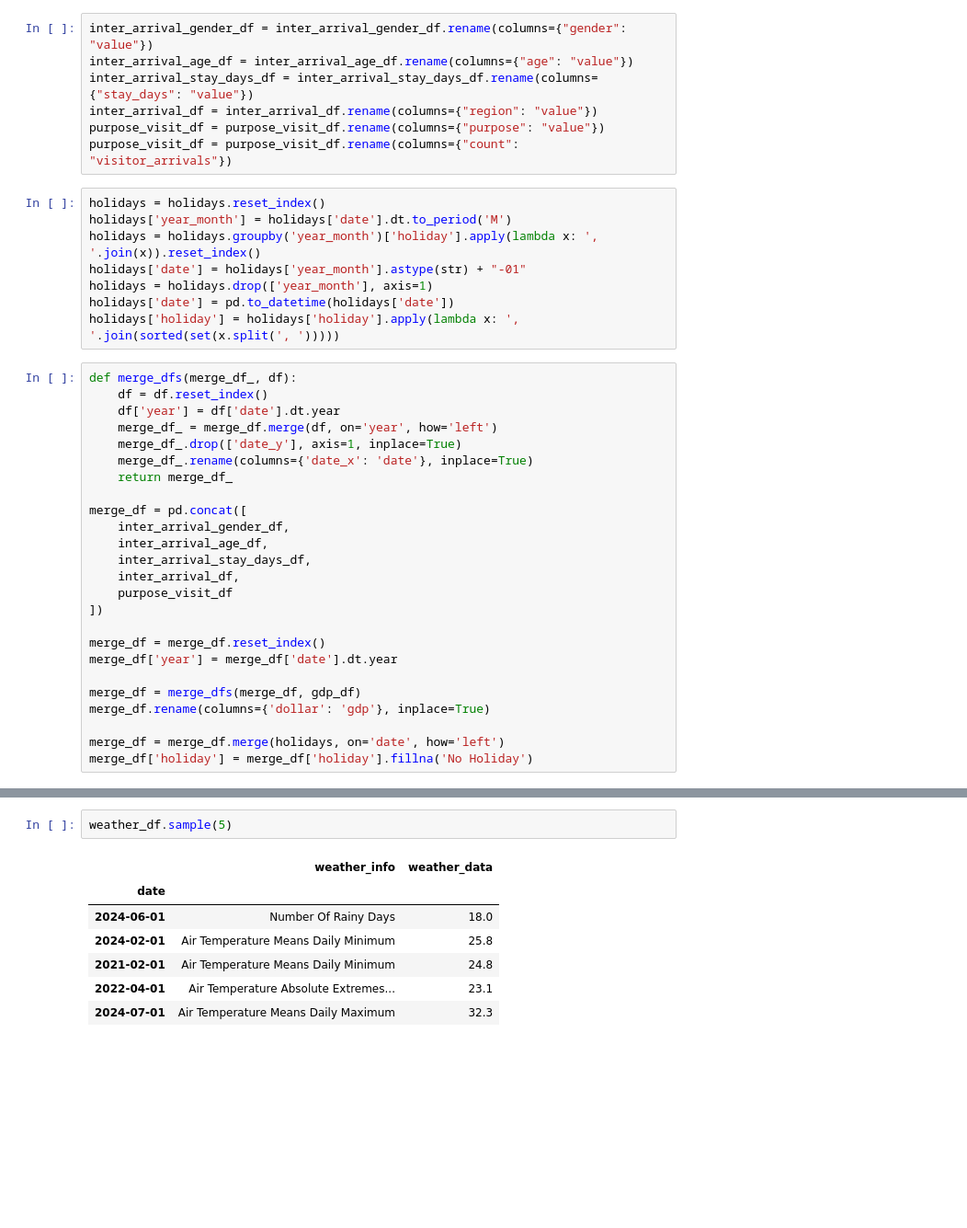
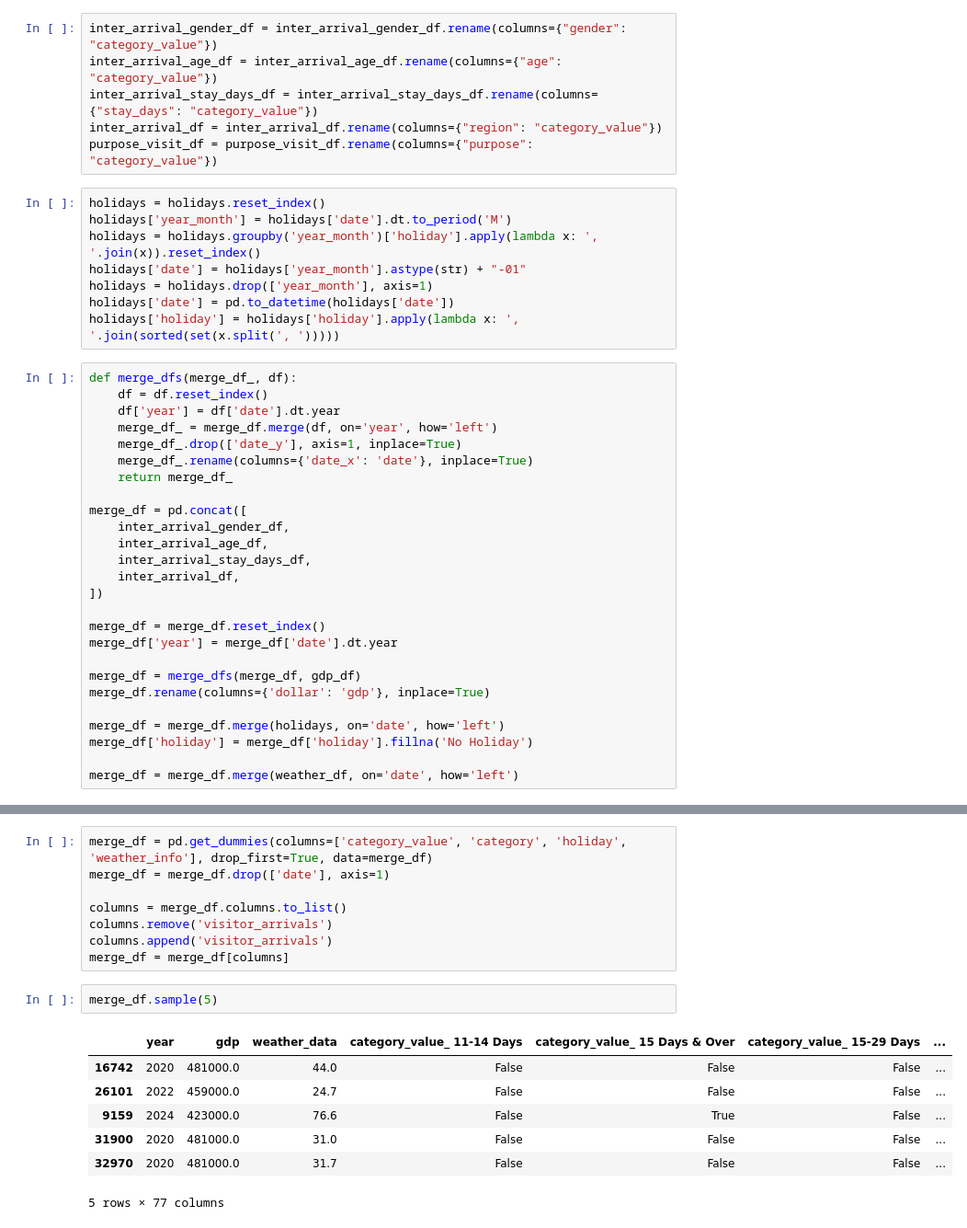
Before and after one commit to KaungSiThu-Sallius/Forecasting-Tourism-Demand-in-Singapore, a Jupyter notebook: main.ipynb, the cells around one changed output, grey strips where cells are left out. Shown at 92% size. Drawn from its saved outputs; the diff is of its cells as text; blank space fills up the shorter version.

```diff
--- a/main.ipynb
+++ b/main.ipynb
@@ -292,10 +299,9 @@ purpose_visit_df = purpose_visit_df[~(purpose_visit_df['purpose'] == 'Total')]
 # %%
-inter_arrival_gender_df = inter_arrival_gender_df.rename(columns={"gender": "value"})
-inter_arrival_age_df = inter_arrival_age_df.rename(columns={"age": "value"})
-inter_arrival_stay_days_df = inter_arrival_stay_days_df.rename(columns={"stay_days": "value"})
-inter_arrival_df = inter_arrival_df.rename(columns={"region": "value"})
-purpose_visit_df = purpose_visit_df.rename(columns={"purpose": "value"})
-purpose_visit_df = purpose_visit_df.rename(columns={"count": "visitor_arrivals"})
+inter_arrival_gender_df = inter_arrival_gender_df.rename(columns={"gender": "category_value"})
+inter_arrival_age_df = inter_arrival_age_df.rename(columns={"age": "category_value"})
+inter_arrival_stay_days_df = inter_arrival_stay_days_df.rename(columns={"stay_days": "category_value"})
+inter_arrival_df = inter_arrival_df.rename(columns={"region": "category_value"})
+purpose_visit_df = purpose_visit_df.rename(columns={"purpose": "category_value"})
 # %%
 holidays = holidays.reset_index()
 holidays['year_month'] = holidays['date'].dt.to_period('M')
@@ -318,7 +324,6 @@ merge_df = pd.concat([
     inter_arrival_age_df,
     inter_arrival_stay_days_df,
     inter_arrival_df,
-    purpose_visit_df
 ])
 
 merge_df = merge_df.reset_index()
@@ -329,3 +334,5 @@ merge_df.rename(columns={'dollar': 'gdp'}, inplace=True)
 
 merge_df = merge_df.merge(holidays, on='date', how='left')
 merge_df['holiday'] = merge_df['holiday'].fillna('No Holiday')
+
+merge_df = merge_df.merge(weather_df, on='date', how='left')
@@ -332,10 +351,18 @@ merge_df['holiday'] = merge_df['holiday'].fillna('No Holiday')
+# %%
+merge_df = pd.get_dummies(columns=['category_value', 'category', 'holiday', 'weather_info'], drop_first=True, data=merge_df)
+merge_df = merge_df.drop(['date'], axis=1)
+
+columns = merge_df.columns.to_list()
+columns.remove('visitor_arrivals')
+columns.append('visitor_arrivals')
+merge_df = merge_df[columns]
 # %%
-weather_df.sample(5)
+merge_df.sample(5)
 # %% [output]
-|  | weather_info | weather_data |
-| date |  |  |
-| 2024-06-01 | Number Of Rainy Days | 18.0 |
-| 2024-02-01 | Air Temperature Means Daily Minimum | 25.8 |
-| 2021-02-01 | Air Temperature Means Daily Minimum | 24.8 |
-| 2022-04-01 | Air Temperature Absolute Extremes... | 23.1 |
-| 2024-07-01 | Air Temperature Means Daily Maximum | 32.3 |
+|  | year | gdp | weather_data | category_value_ 11-14 Days | category_value_ 15 Days & Over | category_value_ 15-29 Days | ... |
+| 16742 | 2020 | 481000.0 | 44.0 | False | False | False | ... |
+| 26101 | 2022 | 459000.0 | 24.7 | False | False | False | ... |
+| 9159 | 2024 | 423000.0 | 76.6 | False | True | False | ... |
+| 31900 | 2020 | 481000.0 | 31.0 | False | False | False | ... |
+| 32970 | 2020 | 481000.0 | 31.7 | False | False | False | ... |
+5 rows × 77 columns
```
Also changed, not shown: parts of 34 cells of this notebook, 3 other files.
